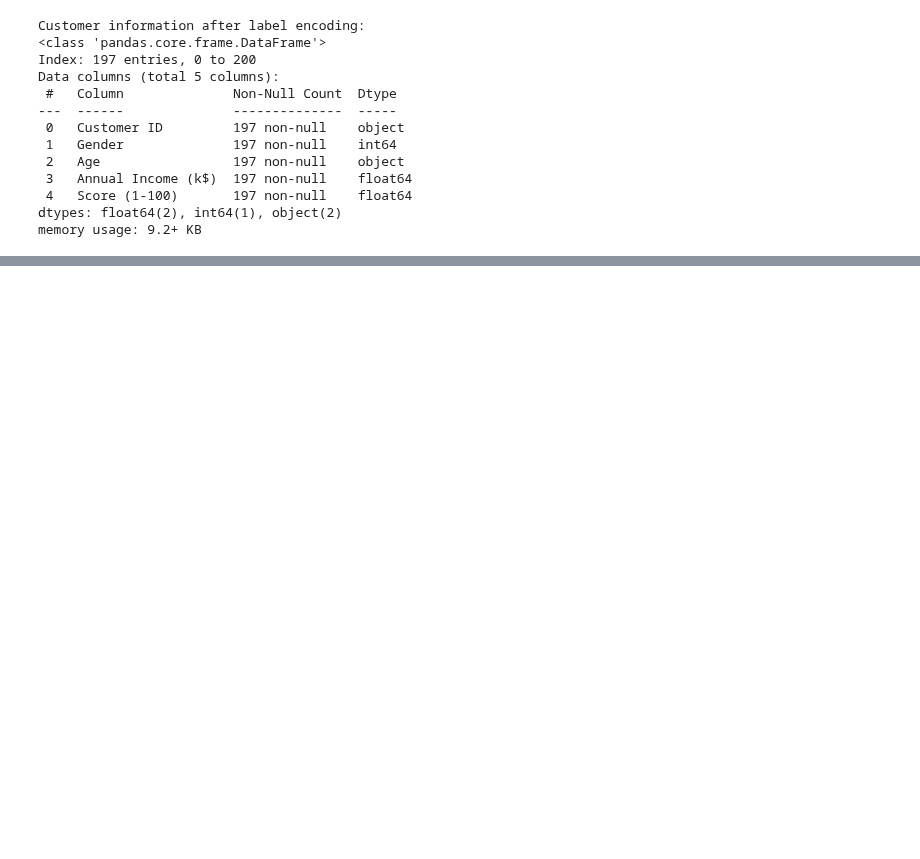
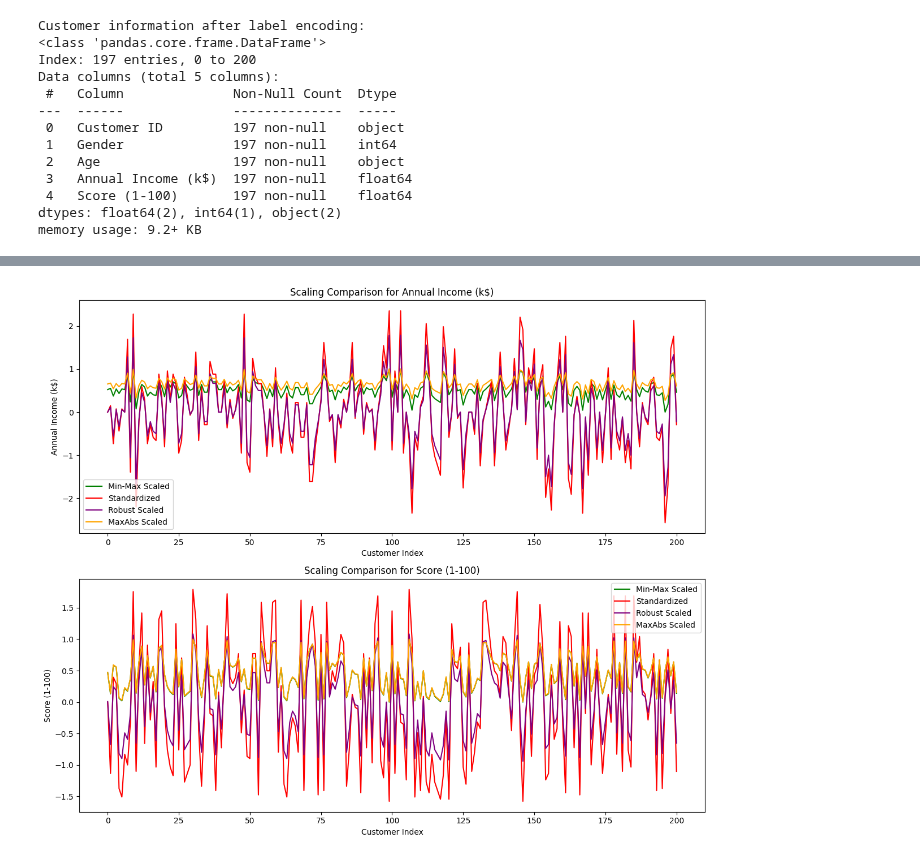
Before and after one commit to amrahmani/ML, a Jupyter notebook: Ch1_DataPreprocessing.ipynb, the cells around one changed output, grey strips where cells are left out. Cells and saved outputs as stored; diff of their text form; code cells hidden in the pictures; blank space fills up the shorter version.

```diff
--- a/Ch1_DataPreprocessing.ipynb
+++ b/Ch1_DataPreprocessing.ipynb
@@ -286,0 +386,32 @@ memory usage: 9.2+ KB
+# %%
+# Plotting
+fig, axs = plt.subplots(2, 1, figsize=(12, 10))
+
+# Plot for "Annual Income (k$)"
+# Convert index to a list for numerical plotting
+x_values = list(customers_encoded.index)
+# axs[0].plot(x_values, customers_encoded['Annual Income (k$)'], label='Original', color='blue')
+axs[0].plot(x_values, customers_min_max_scaled['Annual Income (k$)'], label='Min-Max Scaled', color='green')
+axs[0].plot(x_values, customers_standard_scaled['Annual Income (k$)'], label='Standardized', color='red')
+axs[0].plot(x_values, customers_robust_scaled['Annual Income (k$)'], label='Robust Scaled', color='purple')
+axs[0].plot(x_values, customers_max_abs_scaled['Annual Income (k$)'], label='MaxAbs Scaled', color='orange')
+axs[0].set_title('Scaling Comparison for Annual Income (k$)')
+axs[0].set_xlabel('Customer Index')
+axs[0].set_ylabel('Annual Income (k$)')
+axs[0].legend()
+
+# Plot for "Score (1-100)"
+# axs[1].plot(x_values, customers_encoded['Score (1-100)'], label='Original', color='blue')
+axs[1].plot(x_values, customers_min_max_scaled['Score (1-100)'], label='Min-Max Scaled', color='green')
+axs[1].plot(x_values, customers_standard_scaled['Score (1-100)'], label='Standardized', color='red')
+axs[1].plot(x_values, customers_robust_scaled['Score (1-100)'], label='Robust Scaled', color='purple')
+axs[1].plot(x_values, customers_max_abs_scaled['Score (1-100)'], label='MaxAbs Scaled', color='orange')
+axs[1].set_title('Scaling Comparison for Score (1-100)')
+axs[1].set_xlabel('Customer Index')
+axs[1].set_ylabel('Score (1-100)')
+axs[1].legend()
+
+plt.tight_layout()
+plt.show()
+# %% [output]
+[figure, added]
```
Also changed, not shown: parts of 9 cells of this notebook.
